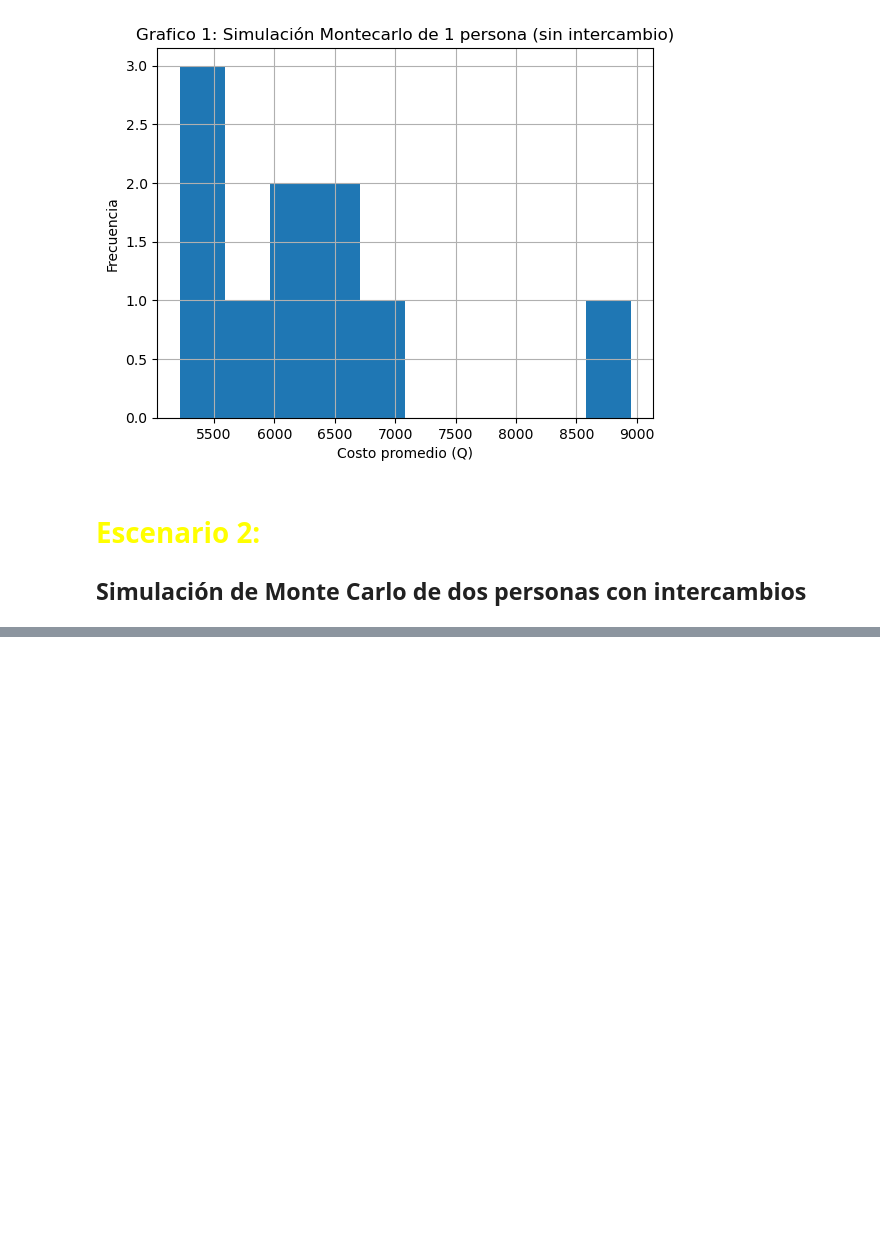
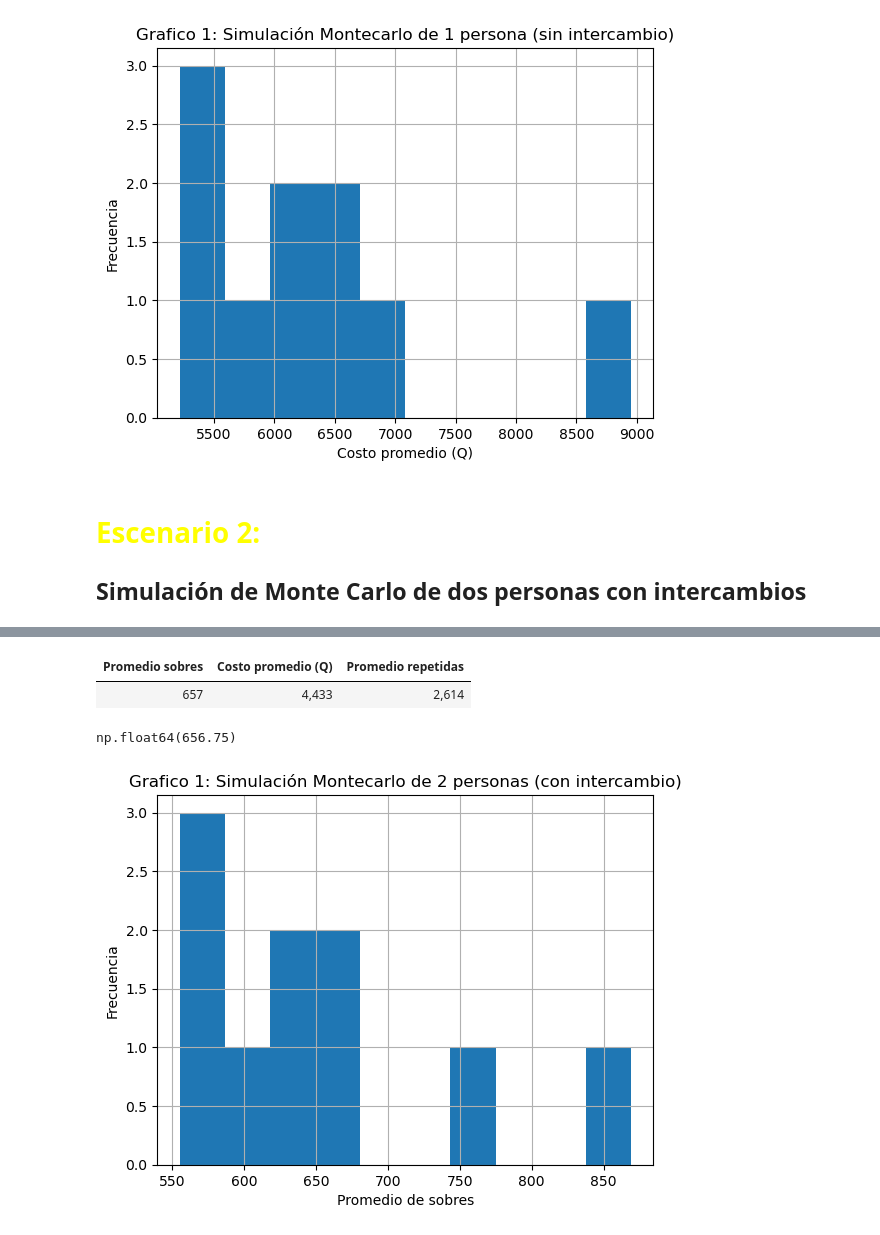
Before and after one commit to PES-BG-2025/proj-y-messicode, a Jupyter notebook: simulacion_album.ipynb, the cells around one changed output, grey strips where cells are left out. Drawn from its saved outputs; the diff is of its cells as text; code cells hidden in the pictures; blank space fills up the shorter version.

```diff
--- a/simulacion_album.ipynb
+++ b/simulacion_album.ipynb
@@ -233,0 +233,29 @@ print(Repetidas_promedio_result)
+# %%
+#Dataframe de resultados
+sobres_prom_series = pd.Series([Sobres_promedio_result])
+Costo_prom_series = pd.Series([Costo_promedio_result])
+Repe_prom_series=pd.Series([Repetidas_promedio_result])
+df = pd.DataFrame({"Promedio sobres": sobres_prom_series, "Costo promedio (Q)": Costo_prom_series, "Promedio repetidas": Repe_prom_series})
+df
+df.style.hide(axis="index").format("{:,.0f}")
+# %% [output]
+| Promedio sobres | Costo promedio (Q) | Promedio repetidas |
+| 657 | 4,433 | 2,614 |
+# %%
+#Dataframe de datos por simulación
+serie_sobres_simulaciones=pd.Series(Resultados_intercambio)
+serie_costo_simulaciones=pd.Series(Costo_tot_intercambio)
+data_frame_simulaciones=pd.DataFrame({"Promedio sobres":serie_sobres_simulaciones,"Costo sobres":serie_costo_simulaciones})
+#data_frame_simulaciones
+# %%
+#Histograma de sobres promedio
+grafico1=data_frame_simulaciones["Promedio sobres"].hist()
+
+grafico1.set_title("Grafico 1: Simulación Montecarlo de 2 personas (con intercambio)")
+grafico1.set_xlabel("Promedio de sobres")
+grafico1.set_ylabel("Frecuencia")
+
+data_frame_simulaciones["Promedio sobres"].mean()
+# %% [output]
+np.float64(656.75)
+[figure, added]
```
Also changed, not shown: parts of 5 cells of this notebook, 19 other files.
